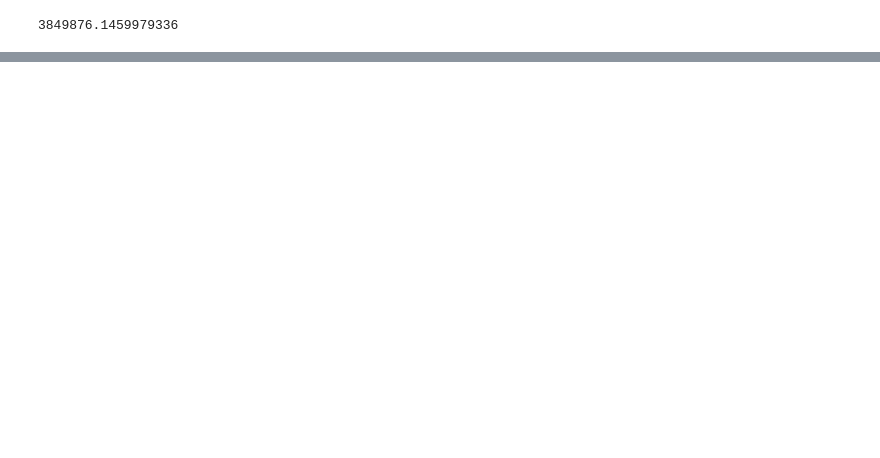
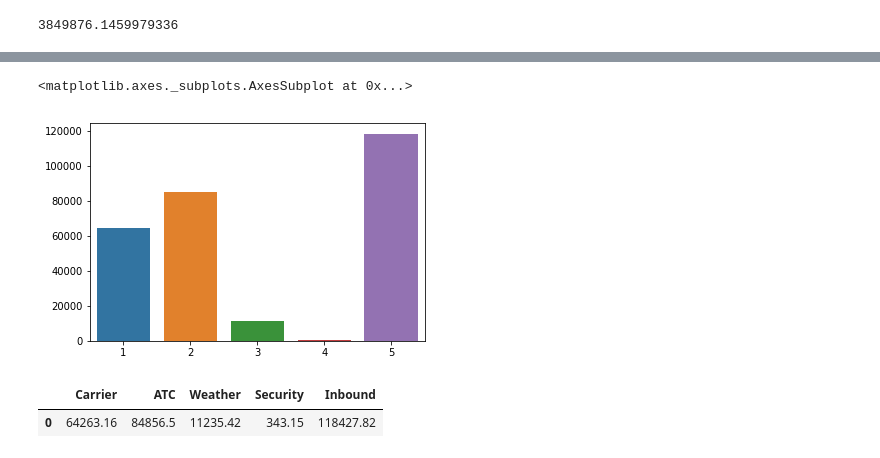
Before and after one commit to coolum001/Stats4DSNotebookProject, a Jupyter notebook: Stats4DS.ipynb, the cells around one changed output, grey strips where cells are left out. Drawn from its saved outputs; the diff is of its cells as text; code cells hidden in the pictures; blank space fills up the shorter version.

```diff
--- a/Stats4DS.ipynb
+++ b/Stats4DS.ipynb
@@ -286,0 +369,5 @@ rb.mad(murder['Pop'])
+# %%
+sn.barplot([1,2,3,4,5], y_bar)
+# %% [output]
+<matplotlib.axes._subplots.AxesSubplot at 0x...>
+[figure, added]
@@ -286,0 +376,5 @@ rb.mad(murder['Pop'])
+# %%
+delays_df
+# %% [output]
+|  | Carrier | ATC | Weather | Security | Inbound |
+| 0 | 64263.16 | 84856.5 | 11235.42 | 343.15 | 118427.82 |
```
Also changed, not shown: parts of 237 cells of this notebook, 2 other files.
